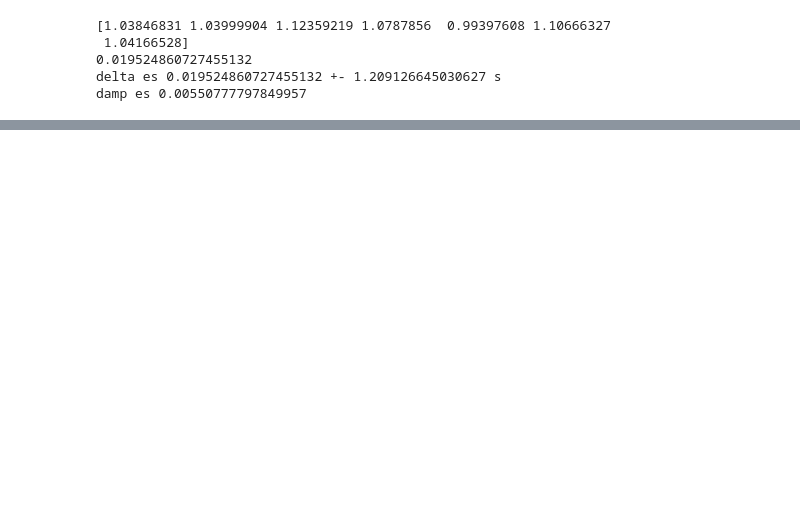
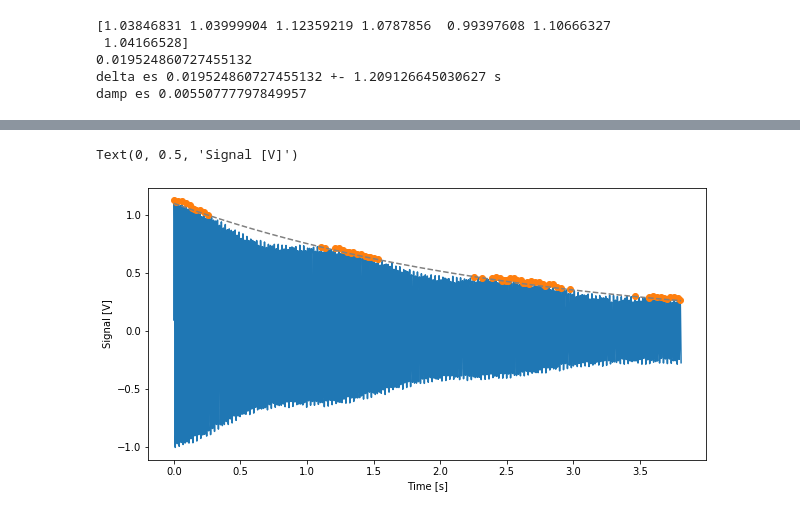
Before and after one commit to LunaKadysz/Laboratorio-4, a Jupyter notebook: Practica3/Practica3.ipynb, the cells around one changed output, grey strips where cells are left out. Saved outputs shown, nothing was run; the diff lists cells and outputs as text; code cells hidden in the pictures; blank space fills up the shorter version.

```diff
--- a/Practica3/Practica3.ipynb
+++ b/Practica3/Practica3.ipynb
@@ -417,0 +410,16 @@ damp es 0.00550777797849957
+# %%
+%matplotlib inline
+t_ = t[0:8000]
+v_ = v[0:8000]
+f = 1.1* np.exp(-0.38 * t_)
+peaks, _ = find_peaks(v_, height = f)
+
+plt.figure(figsize = (10,5))
+plt.plot(t_,v_)
+plt.plot(t[peaks], v[peaks], "o")
+plt.plot(t_, f, '--',color = 'grey')
+plt.xlabel("Time [s]")
+plt.ylabel("Signal [V]")
+# %% [output]
+Text(0, 0.5, 'Signal [V]')
+[figure, added]
```
Also changed, not shown: parts of 13 cells of this notebook.
